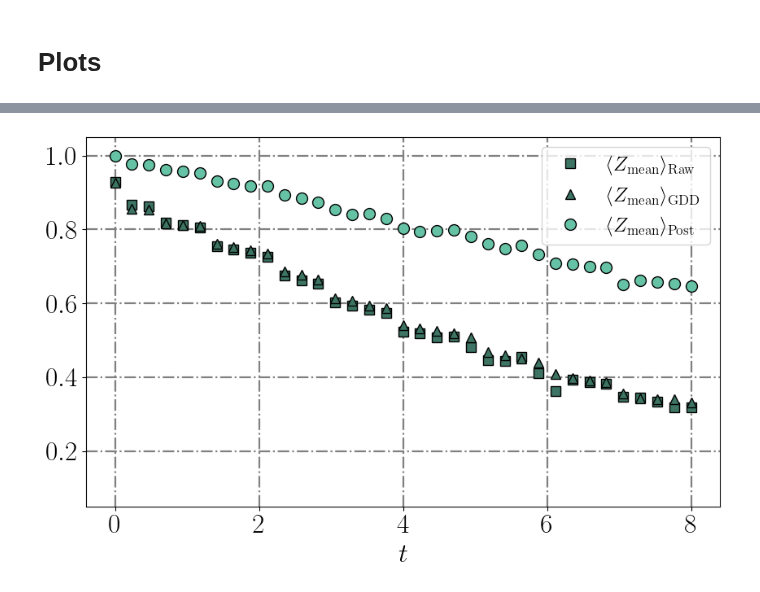
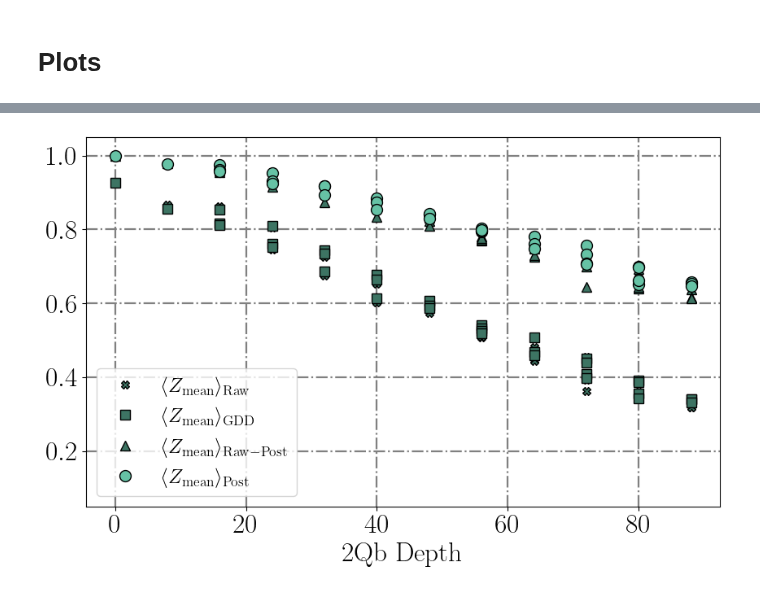
Before and after one commit to Fradm98/qs-qh, a Jupyter notebook: src/notebooks/Z2/Gauge dynamical decoupling quantification.ipynb, the cells around one changed output, grey strips where cells are left out. Saved outputs shown, nothing was run; the diff lists cells and outputs as text; code cells hidden in the pictures.

Commit message:
Noise mitigation quantification

```diff
--- a/src/notebooks/Z2/Gauge dynamical decoupling quantification.ipynb
+++ b/src/notebooks/Z2/Gauge dynamical decoupling quantification.ipynb
@@ -34,7 +34,7 @@ circ_folder_path = "Circuits/"
 # %% [markdown]
 # Load results
 # %%
-from z2chain.circs import physical_particle_pair_quench_simulation_circuits, erradj_particle_pair_quench_simulation_circuits, odr_compuncomp_circuits
+from z2chain.circs import physical_particle_pair_quench_simulation_circuits, erradj_particle_pair_quench_simulation_circuits_eplg, odr_compuncomp_circuits, odr_compuncomp_circuits_eplg
 from z2chain.operators import local_pauli_z, local_pauli_x, postselection_operators
 from cobos.tokens import ibm_token, group_instance, group_instance2
 from utils.postselection import load_postselected_jobs
@@ -93,12 +93,12 @@ extra_options = []
 for g in g_arr:
     circuits_filepath = os.path.join(circ_folder_path, f"z2chain_quench_circs_{device}_maxt_{final_time}_steps_{steps}_L_{L}_J_{J:.04f}_h_{h:.04f}_lamb_{lamb:.04f}_g_{g}_pp_{particle_pair_left_position}_pl_{particle_pair_length}_xbasis_{x_basis}.qpy")
     circs_func_args = (L, J, h, lamb, particle_pair_left_position, particle_pair_length, final_time, steps, backend, optimization_level, eplg_absolute, g, qubits_inds, x_basis)
-    physical_circuits = erradj_particle_pair_quench_simulation_circuits(L, J, h, lamb, particle_pair_left_position, particle_pair_length, final_time, steps, backend, optimization_level, eplg_absolute, g, qubits_inds, x_basis=x_basis, force_even=True)
+    physical_circuits = erradj_particle_pair_quench_simulation_circuits_eplg(L, J, h, lamb, particle_pair_left_position, particle_pair_length, final_time, steps, backend, optimization_level, eplg_absolute, g, qubits_inds, x_basis=x_basis, force_even=True)
     circuits.append(physical_circuits)
     extra_options.append({"backend": device, "L": L, "J": J, "h": h, "λ":lamb, "g": g, "particle_pair_position": particle_pair_left_position, "particle_pair_length": particle_pair_length, "final_time": final_time, "eplg": eplg_absolute})
     if odr:
         odr_func_args = (L, J, h, lamb, final_time, steps, backend, eplg_absolute, g, particle_pair_left_position, particle_pair_length, qubits_inds, x_basis)
-        odr_circuits.append(odr_compuncomp_circuits(*odr_func_args))
+        odr_circuits.append(odr_compuncomp_circuits_eplg(*odr_func_args))
 
 observables = [] #jobs[g]
 samples_dicts = [] #samples_dicts[g][real/cal]
@@ -274,31 +232,38 @@ plot_nflips_comparison(this_depth_samples_dicts, pops, g_arr, circs_layout, f"ga
 # %%
 from utils.plotting import observable_depth_mitigation_comparison_plot
 from z2chain.operators import pauli_zs_mean, pauli_xs_mean
 from utils.postselection import measure_diagonal_observables
+from utils.circs import depth2qb
 import matplotlib.pyplot as plt
 from functools import partial
 import numpy as np
 
 plot_observable_generating_func = [partial(local_pauli_x if x_basis else local_pauli_z, qubit_ind=qbind) for qbind in np.arange(2*L-1)]
 observable_operators = [opfunc(2*L-1) for opfunc in plot_observable_generating_func]
 observable_labels = [r"$Z_{\mathrm{mean}}$"]
-x_plot = np.linspace(0, final_time, steps)
+x_plot = np.linspace(0, final_time, steps+1)
+x_plot = [depth2qb(circ) for circ in odr_circuits[0]]
 ylim = [0.05, 1.05]
 
 raw_observables = np.zeros((len(odr_circuits[0]), len(plot_observable_generating_func)))
 odr_observables = np.zeros((len(odr_circuits[1]), len(plot_observable_generating_func)))
+raw_postselected_observables = np.zeros((len(odr_circuits[0]), len(plot_observable_generating_func)))
 postselected_observables = np.zeros((len(odr_circuits[1]), len(plot_observable_generating_func)))
 
 for i, (circ1, circ2) in enumerate(zip(odr_circuits[0], odr_circuits[1])):
-    raw_observables[i, :] = measure_diagonal_observables(samples_dicts[0][1][i], observable_operators, circ1.layout.final_index_layout())
-    odr_observables[i, :] = measure_diagonal_observables(samples_dicts[1][1][i], observable_operators, circ2.layout.final_index_layout())
-    postselected_observables[i, :] = measure_diagonal_observables(postselected_samples_dicts[1][1][i], observable_operators, circ2.layout.final_index_layout())
+    try:
+        raw_observables[i, :] = measure_diagonal_observables(samples_dicts[0][1][i], observable_operators, circ1.layout.final_index_layout())
+        odr_observables[i, :] = measure_diagonal_observables(samples_dicts[1][1][i], observable_operators, circ2.layout.final_index_layout())
+        raw_postselected_observables[i, :] = measure_diagonal_observables(postselected_samples_dicts[0][1][i], observable_operators, circ1.layout.final_index_layout())
+        postselected_observables[i, :] = measure_diagonal_observables(postselected_samples_dicts[1][1][i], observable_operators, circ2.layout.final_index_layout())
+    except IndexError:
+        continue
 
 raw_mean_obs = raw_observables.mean(axis=1)
 odr_mean_obs = odr_observables.mean(axis=1)
+raw_postselected_mean_obs = raw_postselected_observables.mean(axis=1)
 postselected_mean_obs = postselected_observables.mean(axis=1)
-# postselected_odr_mean_obs = this_observables[1][0].mean(axis=1)
-plot_dict = {r"Z_{\mathrm{mean}}": {"Post": postselected_mean_obs, "GDD": odr_mean_obs, "Raw": raw_mean_obs}}
-observable_depth_mitigation_comparison_plot(plot_dict, x_plot, x_label=r"$t$", y_lim=ylim)
+plot_dict = {r"Z_{\mathrm{mean}}": {"Post": postselected_mean_obs, "Raw-Post": raw_postselected_mean_obs, "GDD": odr_mean_obs, "Raw": raw_mean_obs}}
+observable_depth_mitigation_comparison_plot(plot_dict, x_plot, x_label=r"2Qb Depth", y_lim=ylim, regression=False)
 # %% [output]
-[figure, old version]
+[figure, new version]
```
Also changed, not shown: parts of 10 cells of this notebook, 43 other files.
